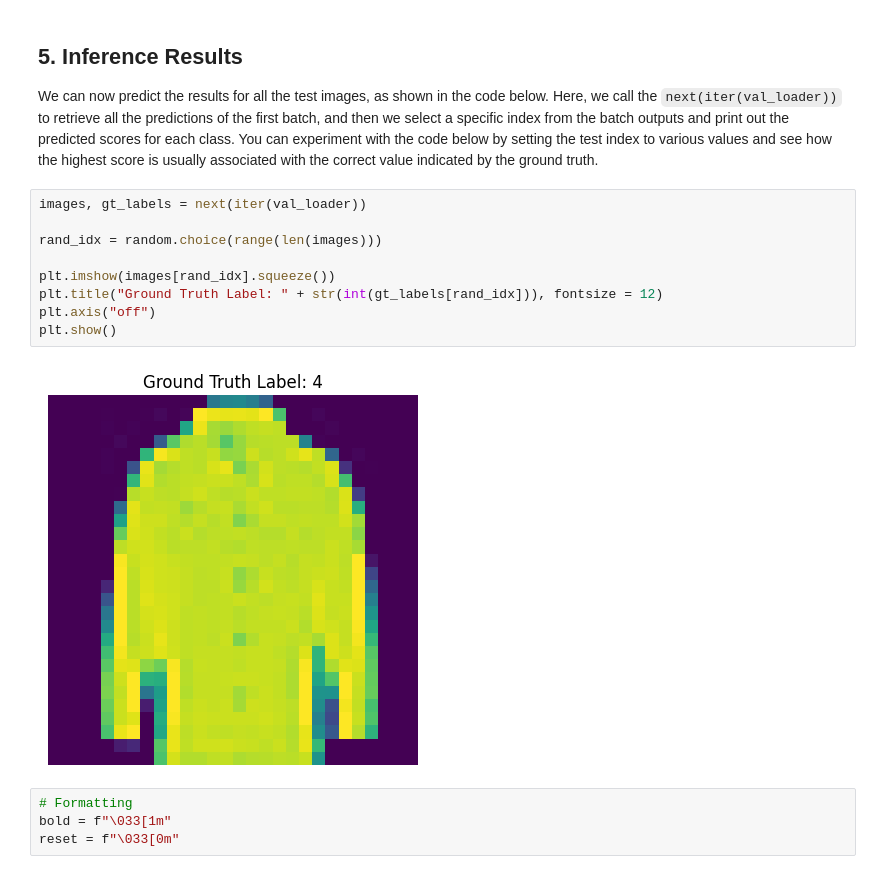
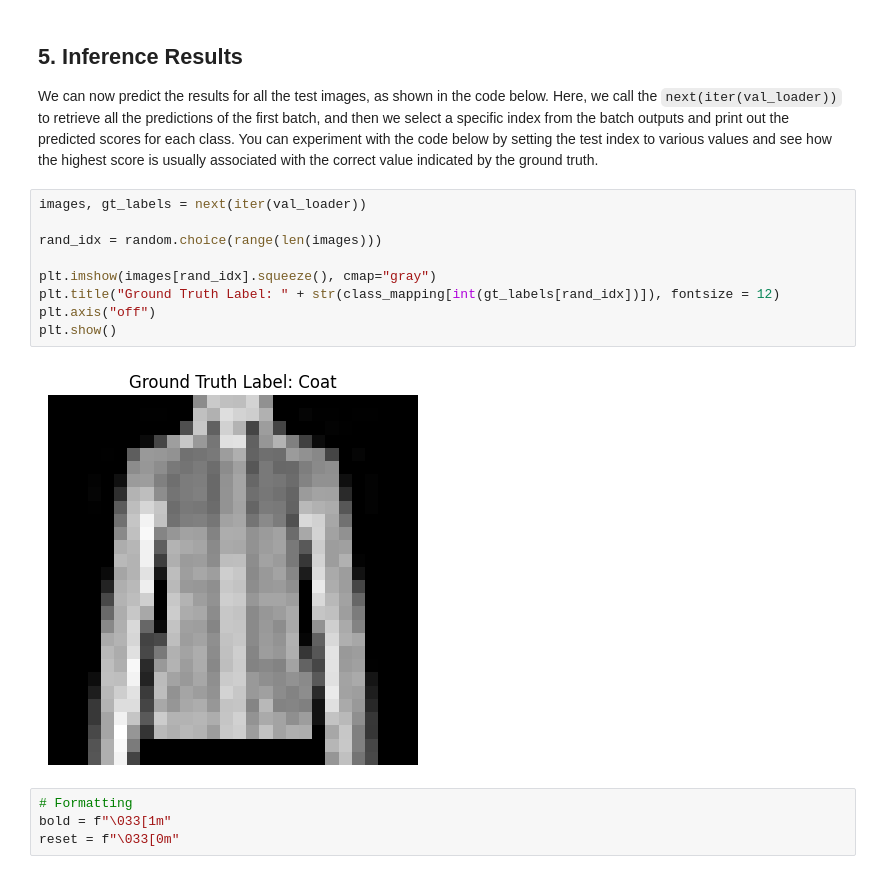
Before and after one commit to DuyenNH2401/PyTorch_Learning, a Jupyter notebook: MLP_Fashion_Mnist.ipynb, the cells around one changed output. Saved outputs shown, nothing was run; the diff lists cells and outputs as text.

```diff
--- a/MLP_Fashion_Mnist.ipynb
+++ b/MLP_Fashion_Mnist.ipynb
@@ -388,14 +372,14 @@ We can now predict the results for all the test images, as shown in the code bel
 # %%
 images, gt_labels = next(iter(val_loader))
 
 rand_idx = random.choice(range(len(images)))
 
-plt.imshow(images[rand_idx].squeeze())
-plt.title("Ground Truth Label: " + str(int(gt_labels[rand_idx])), fontsize = 12)
+plt.imshow(images[rand_idx].squeeze(), cmap="gray")
+plt.title("Ground Truth Label: " + str(class_mapping[int(gt_labels[rand_idx])]), fontsize = 12)
 plt.axis("off")
 plt.show()
 # %% [output]
-[figure, old version]
+[figure, new version]
 # %%
 # Formatting
 bold = f"\033[1m"
```
Also changed, not shown: parts of 6 cells of this notebook.
